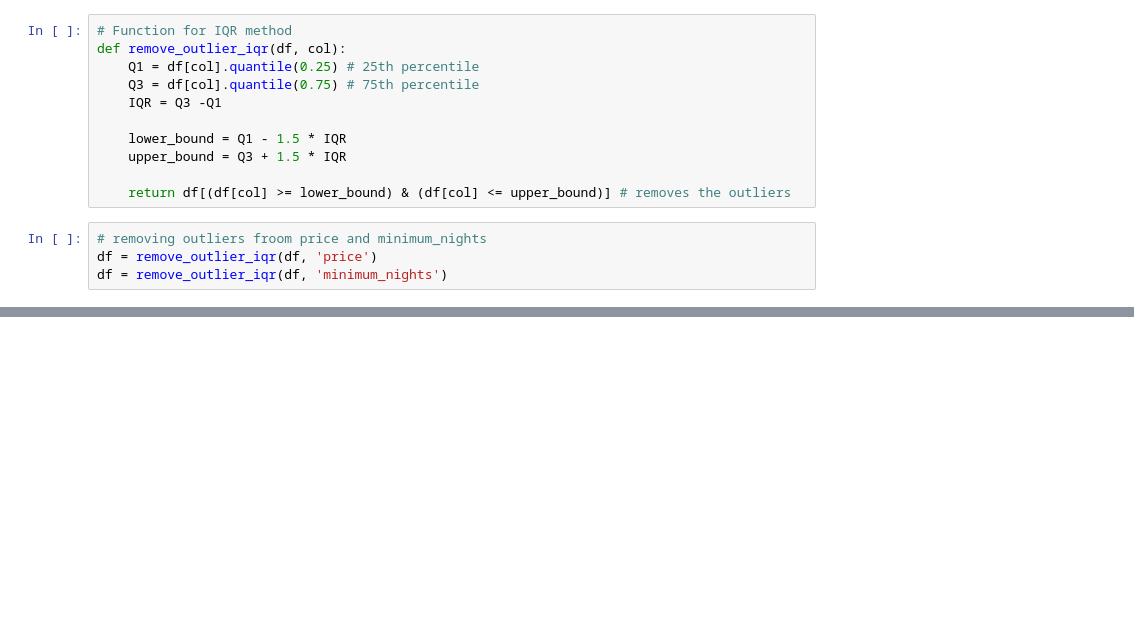
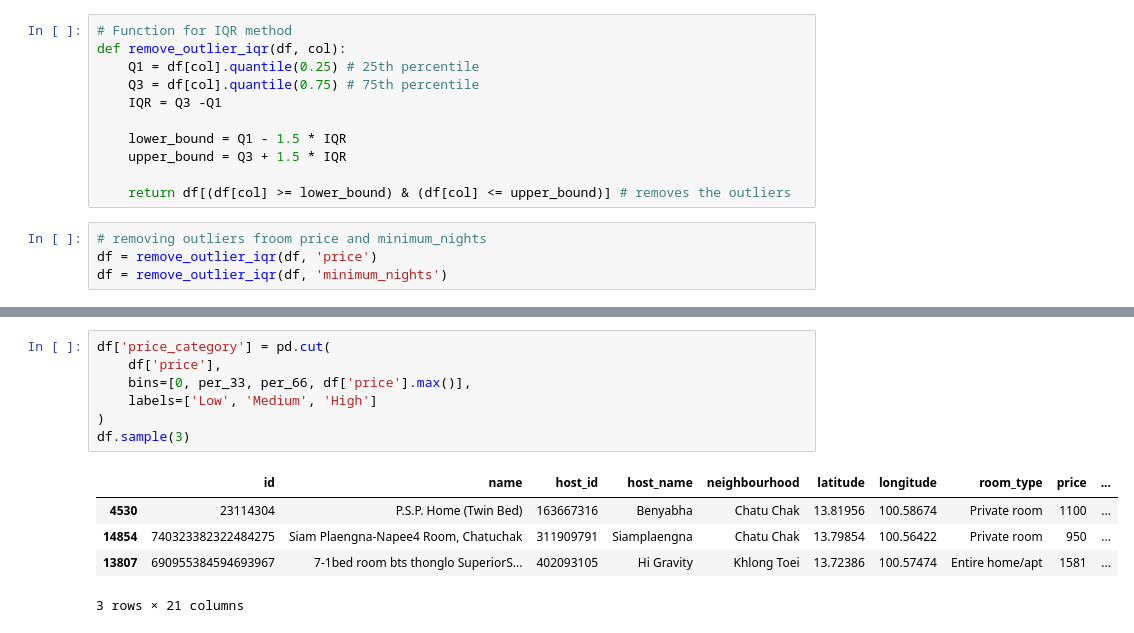
Before and after one commit to sg-333/Airbnb-DA, a Jupyter notebook: project.ipynb, the cells around one changed output, grey strips where cells are left out. Cells and saved outputs as stored; diff of their text form; blank space fills up the shorter version.

```diff
--- a/project.ipynb
+++ b/project.ipynb
@@ -250,0 +255,13 @@ Removing the outliers helps visualize and analysis more meaningful and realistic
+# %%
+df['price_category'] = pd.cut(
+    df['price'],
+    bins=[0, per_33, per_66, df['price'].max()],
+    labels=['Low', 'Medium', 'High']
+)
+df.sample(3)
+# %% [output]
+|  | id | name | host_id | host_name | neighbourhood | latitude | longitude | room_type | price | ... |
+| 4530 | 23114304 | P.S.P. Home (Twin Bed) | 163667316 | Benyabha | Chatu Chak | 13.81956 | 100.58674 | Private room | 1100 | ... |
+| 14854 | 740323382322484275 | Siam Plaengna-Napee4 Room, Chatuchak | 311909791 | Siamplaengna | Chatu Chak | 13.79854 | 100.56422 | Private room | 950 | ... |
+| 13807 | 690955384594693967 | 7-1bed room bts thonglo SuperiorS... | 402093105 | Hi Gravity | Khlong Toei | 13.72386 | 100.57474 | Entire home/apt | 1581 | ... |
+3 rows × 21 columns
```
Also changed, not shown: parts of 14 cells of this notebook.
